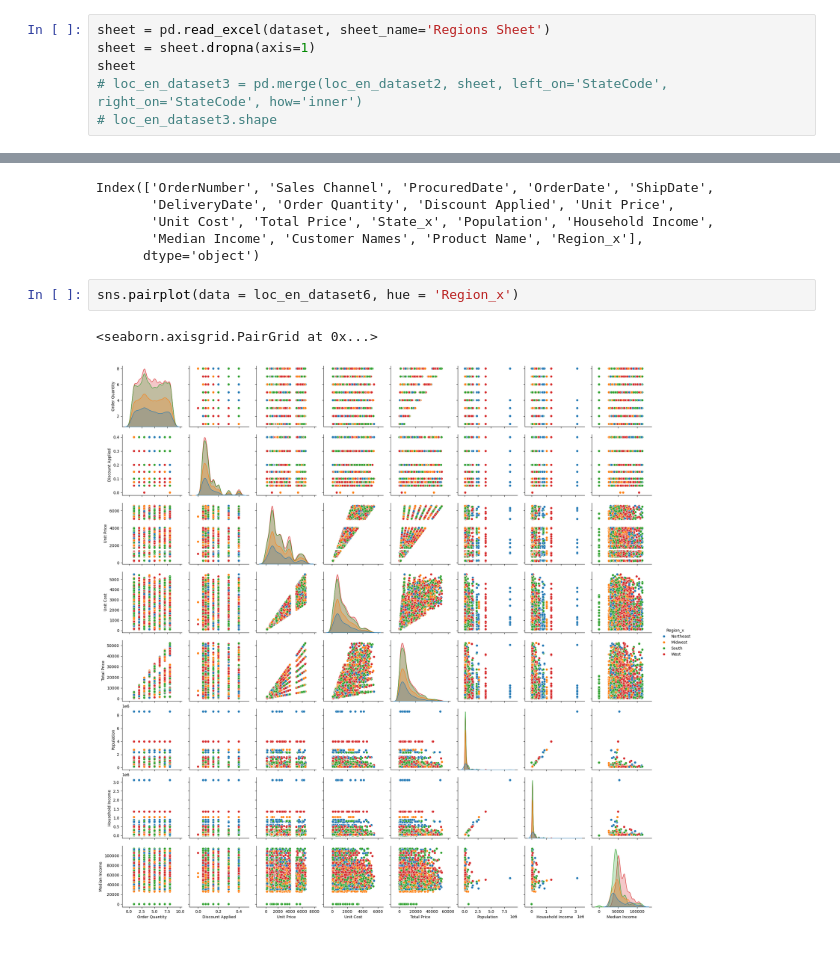
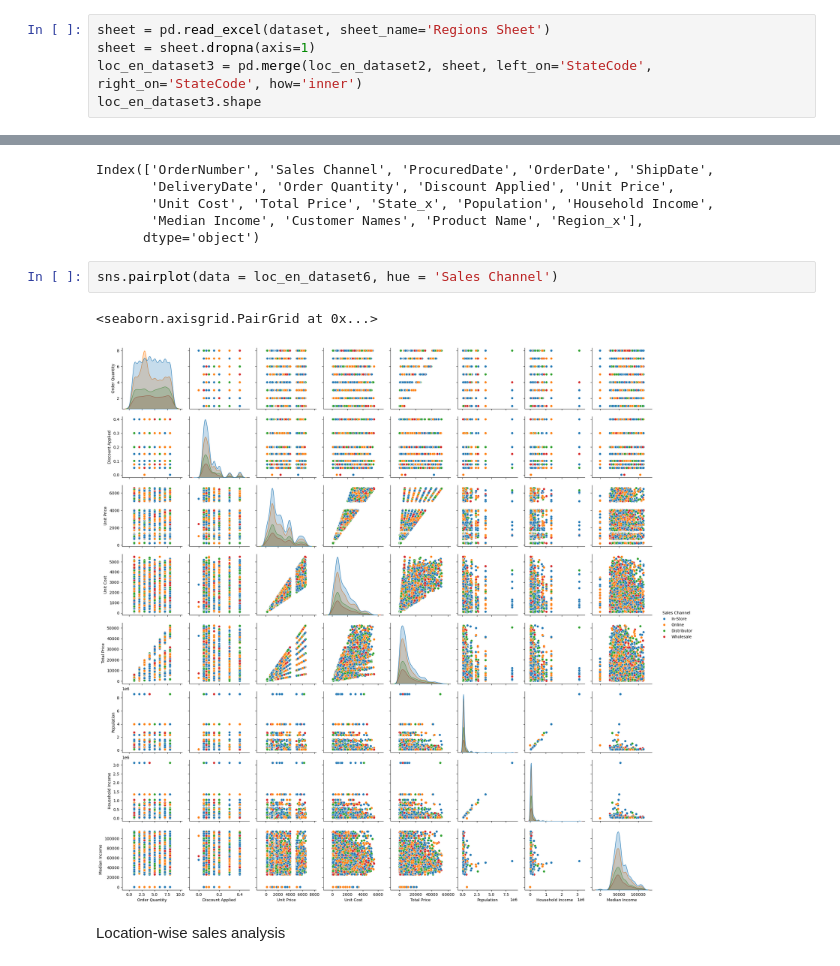
Before and after one commit to NSinha025/ZDS-Mock-Project, a Jupyter notebook: Sales_Order_Sheet_X_Store_Locations_Sheet.ipynb, the cells around one changed output, grey strips where cells are left out. Drawn from its saved outputs; the diff is of its cells as text.

```diff
--- a/Sales_Order_Sheet_X_Store_Locations_Sheet.ipynb
+++ b/Sales_Order_Sheet_X_Store_Locations_Sheet.ipynb
@@ -153,9 +153,8 @@ loc_en_dataset2.shape
 # %%
 sheet = pd.read_excel(dataset, sheet_name='Regions Sheet')
 sheet = sheet.dropna(axis=1)
-sheet
-# loc_en_dataset3 = pd.merge(loc_en_dataset2, sheet, left_on='StateCode', right_on='StateCode', how='inner')
-# loc_en_dataset3.shape
+loc_en_dataset3 = pd.merge(loc_en_dataset2, sheet, left_on='StateCode', right_on='StateCode', how='inner')
+loc_en_dataset3.shape
 # %% [output]
 |  | StateCode | State | Region |
 | 0 | AL | Alabama | South |
@@ -235,7 +234,9 @@ Index(['OrderNumber', 'Sales Channel', 'ProcuredDate', 'OrderDate', 'ShipDate',
        'Median Income', 'Customer Names', 'Product Name', 'Region_x'],
       dtype='object')
 # %%
-sns.pairplot(data = loc_en_dataset6, hue = 'Region_x')
+sns.pairplot(data = loc_en_dataset6, hue = 'Sales Channel')
 # %% [output]
 <seaborn.axisgrid.PairGrid at 0x...>
-[figure, old version]
+[figure, new version]
+# %% [markdown]
+Location-wise sales analysis
```
Also changed, not shown: parts of 1 cell of this notebook.
